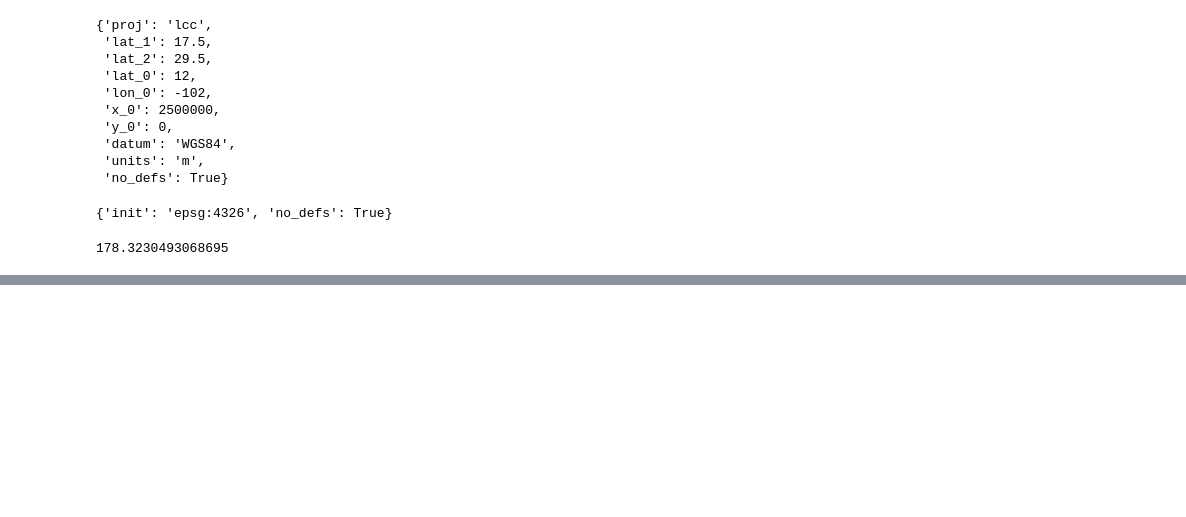
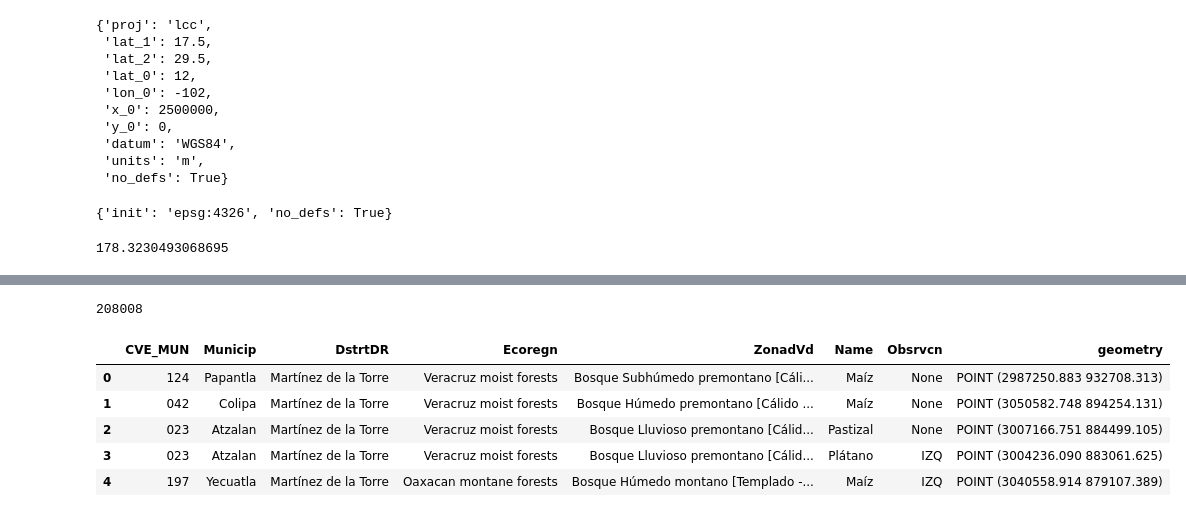
Before and after one commit to CONABIO/antares3-sandbox, a Jupyter notebook: notebooks/agriculture_madmex_app/2_clusterization_for_agriculture_inecol_intersect_with_area_of_interest.ipynb, the cells around one changed output, grey strips where cells are left out. Cells and saved outputs as stored; diff of their text form; code cells hidden in the pictures; blank space fills up the shorter version.

```diff
--- a/notebooks/agriculture_madmex_app/2_clusterization_for_agriculture_inecol_intersect_with_area_of_interest.ipynb
+++ b/notebooks/agriculture_madmex_app/2_clusterization_for_agriculture_inecol_intersect_with_area_of_interest.ipynb
@@ -945,0 +944,4 @@ secs
+# %%
+len(gdf_df_clusters.index)
+# %% [output]
+208008
@@ -945,0 +950,9 @@ secs
+# %%
+gdf_poi.head()
+# %% [output]
+|  | CVE_MUN | Municip | DstrtDR | Ecoregn | ZonadVd | Name | Obsrvcn | geometry |
+| 0 | 124 | Papantla | Martínez de la Torre | Veracruz moist forests | Bosque Subhúmedo premontano [Cáli... | Maíz | None | POINT (2987250.883 932708.313) |
+| 1 | 042 | Colipa | Martínez de la Torre | Veracruz moist forests | Bosque Húmedo premontano [Cálido ... | Maíz | None | POINT (3050582.748 894254.131) |
+| 2 | 023 | Atzalan | Martínez de la Torre | Veracruz moist forests | Bosque Lluvioso premontano [Cálid... | Pastizal | None | POINT (3007166.751 884499.105) |
+| 3 | 023 | Atzalan | Martínez de la Torre | Veracruz moist forests | Bosque Lluvioso premontano [Cálid... | Plátano | IZQ | POINT (3004236.090 883061.625) |
+| 4 | 197 | Yecuatla | Martínez de la Torre | Oaxacan montane forests | Bosque Húmedo montano [Templado -... | Maíz | IZQ | POINT (3040558.914 879107.389) |
```
Also changed, not shown: parts of 141 cells of this notebook.
